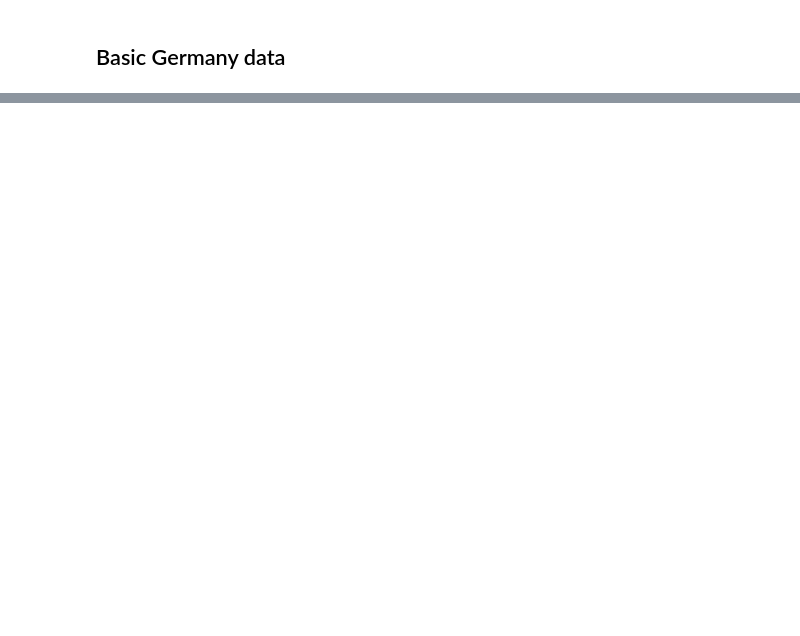
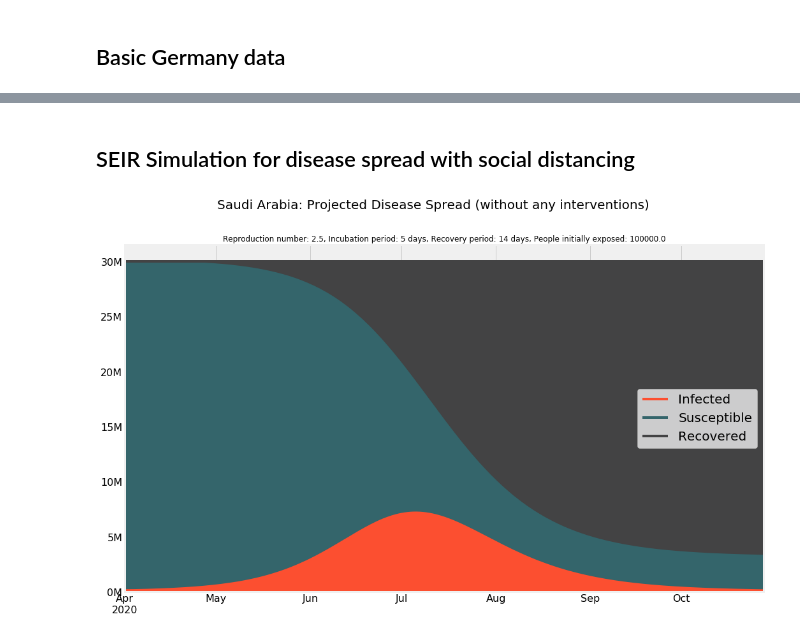
Before and after one commit to Niharika1203/CSE246_FinalProject-1, a Jupyter notebook: CSE246-FinalProject-COVID-19.ipynb, the cells around one changed output, grey strips where cells are left out. Drawn from its saved outputs; the diff is of its cells as text; code cells hidden in the pictures; blank space fills up the shorter version.

```diff
--- a/CSE246-FinalProject-COVID-19.ipynb
+++ b/CSE246-FinalProject-COVID-19.ipynb
@@ -209,0 +381,61 @@ df_deaths_Germany.plot(
+# %% [markdown]
+## SEIR Simulation for disease spread with social distancing
+# %%
+# Model parameters
+incubation_period = 5 # Days from infection to transmission / latent period until becoming infectious.
+recovery_period = 14 # Days from infection to recovery (until no longer being infectious).
+reproduction_number = 2.5 # Number of susceptible people who get exposed/infected by an infected individual.
+
+# Model rates calculations
+sigma = 1 / incubation_period
+gamma = 1 / recovery_period
+# beta = reproduction_number * gamma
+beta = lambda _: reproduction_number * gamma
+
+# Simulation parameters
+simulation_duration = 7 * 30  # in days
+population_size = 30e6
+
+# Initial_conditions
+start_date = pd.to_datetime("2020-04-01")
+initial_exposed = 10e4  # 10k active cases
+initial_infected = 0
+initial_recovered = 0
+init_vals = (
+    1 - initial_exposed / population_size,
+    initial_exposed / population_size,
+    initial_infected,
+    initial_recovered,
+)
+
+# Run simulation
+results_df = SEIR_model(
+    initial_conditions=init_vals,
+    model_parameters=(sigma, beta, gamma),
+    days=simulation_duration,
+)
+# Scale outputs by population size
+results_df *= population_size
+results_df = results_df.astype(int)
+# Set date index
+results_df.index = pd.date_range(
+    start_date, start_date + pd.Timedelta(days=simulation_duration)
+)
+
+# Plotting
+# for plotting purposes, "infected" includes individuals who have been exposed as well
+SEIR_chart(
+    pd.DataFrame(
+        {
+            "Infected": results_df["Infected"] + results_df["Exposed"],
+            "Susceptible": results_df["Susceptible"],
+            "Recovered": results_df["Recovered"],
+        }
+    ),
+    "Saudi Arabia: Projected Disease Spread (without any interventions)",
+    "Reproduction number: {}, Incubation period: {} days, Recovery period: {} days, People initially exposed: {}".format(
+        reproduction_number, incubation_period, recovery_period, initial_exposed
+    ),
+)
+# %% [output]
+[figure, added]
```
Also changed, not shown: parts of 12 cells of this notebook, 1 other file.
